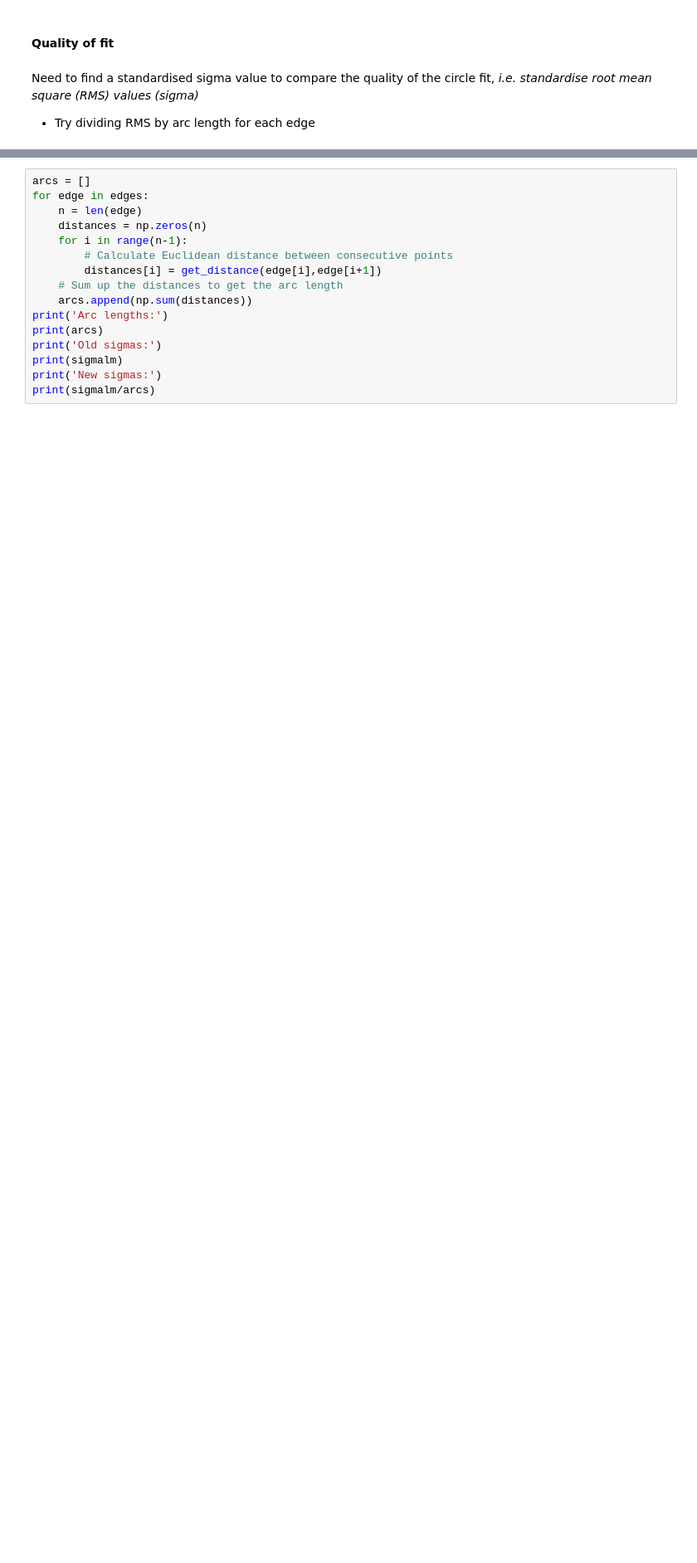
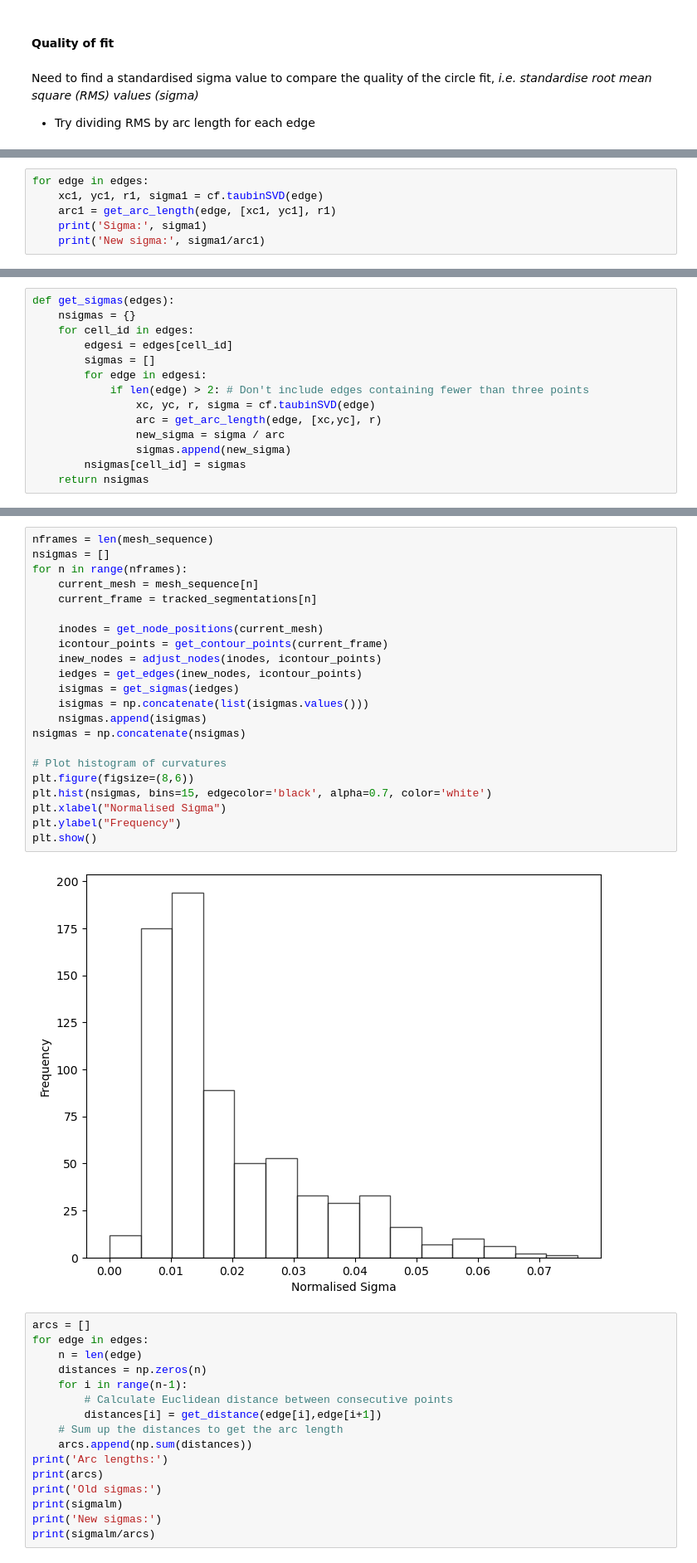
Before and after one commit to sefra6/BL4797_Lamellipodia_Analysis, a Jupyter notebook: Lamellipodia_Analysis.ipynb, the cells around one changed output, grey strips where cells are left out. Shown at 83% size. Cells and saved outputs as stored; diff of their text form; blank space fills up the shorter version.

```diff
--- a/Lamellipodia_Analysis.ipynb
+++ b/Lamellipodia_Analysis.ipynb
@@ -612,0 +664,6 @@ Need to find a standardised sigma value to compare the quality of the circle fit
+# %%
+for edge in edges:
+    xc1, yc1, r1, sigma1 = cf.taubinSVD(edge)
+    arc1 = get_arc_length(edge, [xc1, yc1], r1)
+    print('Sigma:', sigma1)
+    print('New sigma:', sigma1/arc1)
@@ -612,0 +683,14 @@ Need to find a standardised sigma value to compare the quality of the circle fit
+# %%
+def get_sigmas(edges):
+    nsigmas = {}
+    for cell_id in edges:
+        edgesi = edges[cell_id]
+        sigmas = []
+        for edge in edgesi:
+            if len(edge) > 2: # Don't include edges containing fewer than three points
+                xc, yc, r, sigma = cf.taubinSVD(edge)
+                arc = get_arc_length(edge, [xc,yc], r)
+                new_sigma = sigma / arc
+                sigmas.append(new_sigma)
+        nsigmas[cell_id] = sigmas
+    return nsigmas
@@ -613,3 +699,27 @@ Need to find a standardised sigma value to compare the quality of the circle fit
+# %%
+nframes = len(mesh_sequence)
+nsigmas = []
+for n in range(nframes):
+    current_mesh = mesh_sequence[n]
+    current_frame = tracked_segmentations[n]
+
+    inodes = get_node_positions(current_mesh)
+    icontour_points = get_contour_points(current_frame)
+    inew_nodes = adjust_nodes(inodes, icontour_points)
+    iedges = get_edges(inew_nodes, icontour_points)
+    isigmas = get_sigmas(iedges)
+    isigmas = np.concatenate(list(isigmas.values()))
+    nsigmas.append(isigmas)
+nsigmas = np.concatenate(nsigmas)
+
+# Plot histogram of curvatures
+plt.figure(figsize=(8,6))
+plt.hist(nsigmas, bins=15, edgecolor='black', alpha=0.7, color='white')
+plt.xlabel("Normalised Sigma")
+plt.ylabel("Frequency")
+plt.show()
+# %% [output]
+[figure, added]
 # %%
 arcs = []
 for edge in edges:
```
Also changed, not shown: parts of 21 cells of this notebook.
